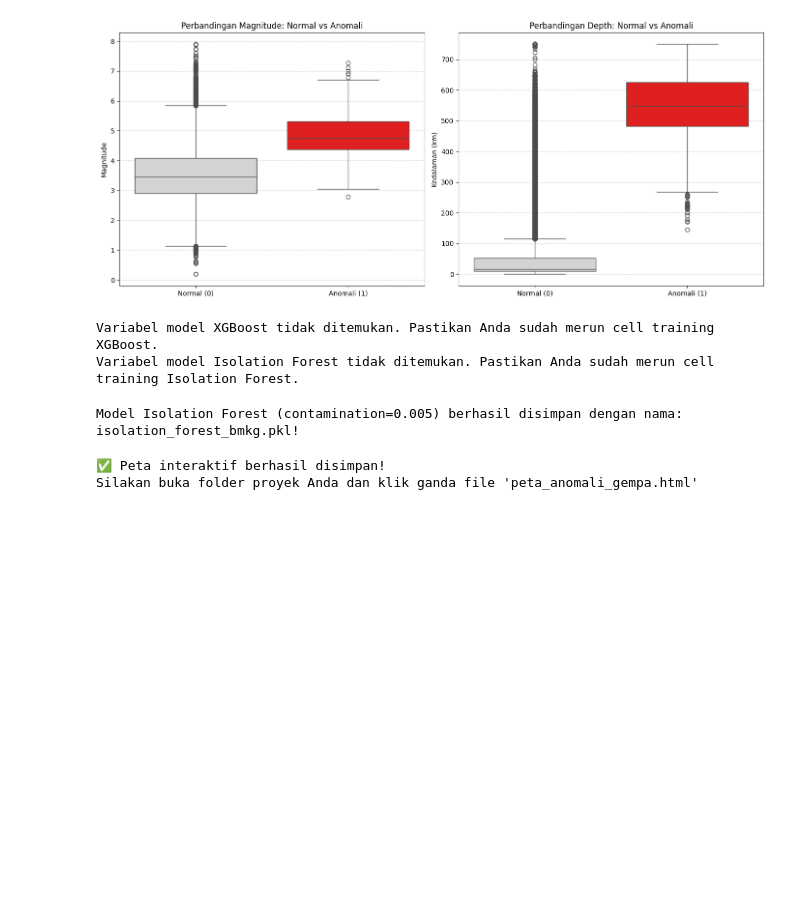
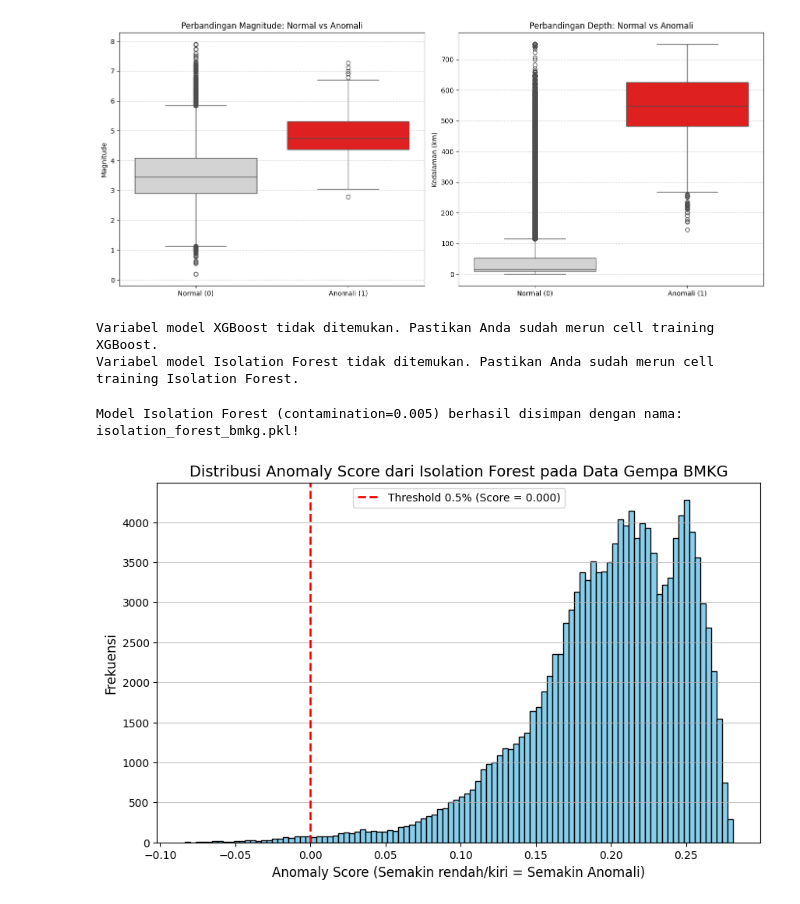
Before and after one commit to FuadNugraha25/Machine-Learning-TA, a Jupyter notebook: Anomaly Detection BMKG/isolation_forest.ipynb, the cells around one changed output. Drawn from its saved outputs; the diff is of its cells as text; code cells hidden in the pictures; blank space fills up the shorter version.

```diff
--- a/Anomaly Detection BMKG/isolation_forest.ipynb
+++ b/Anomaly Detection BMKG/isolation_forest.ipynb
@@ -24,7 +24,7 @@ Libraries imported successfully!
 Data understanding || Data collection / Data loading
 # %%
 # Path relatif dari folder "Anomaly Detection BMKG" ke folder "data"
-file_path = '../data/bmkg/gabungan_2008_2026.csv'
+file_path = '../data/bmkg/gabungan_2008_2025.csv'
 
 # Load data
 df = pd.read_csv(file_path)
@@ -512,27 +512,50 @@ print(f"Model Isolation Forest (contamination=0.005) berhasil disimpan dengan na
 # %% [output]
 Model Isolation Forest (contamination=0.005) berhasil disimpan dengan nama: isolation_forest_bmkg.pkl!
 # %%
-import folium
+# import folium
 
-# 1. Membuat Peta Dasar (Base Map)
-peta_anomali = folium.Map(location=[-0.7893, 113.9213], zoom_start=5, tiles='OpenStreetMap')
+# # 1. Membuat Peta Dasar (Base Map)
+# peta_anomali = folium.Map(location=[-0.7893, 113.9213], zoom_start=5, tiles='OpenStreetMap')
 
-# 2. Memasukkan titik-titik ANOMALI ke dalam peta
-for idx, row in anomaly_data.iterrows():
-    folium.CircleMarker(
-        location=[row['latitude'], row['longitude']],
-        radius=2,
-        color='red',
-        fill=True,
-        fill_color='red',
-        fill_opacity=0.7,
-        tooltip=f"Wilayah: {row['wilayah']}<br>Mag: {row['mag']}<br>Depth: {row['depth']} km"
-    ).add_to(peta_anomali)
+# # 2. Memasukkan titik-titik ANOMALI ke dalam peta
+# for idx, row in anomaly_data.iterrows():
+#     folium.CircleMarker(
+#         location=[row['latitude'], row['longitude']],
+#         radius=2,
+#         color='red',
+#         fill=True,
+#         fill_color='red',
+#         fill_opacity=0.7,
+#         tooltip=f"Wilayah: {row['wilayah']}<br>Mag: {row['mag']}<br>Depth: {row['depth']} km"
+#     ).add_to(peta_anomali)
 
-# 3. MENYIMPAN PETA KE DALAM FILE HTML (Tidak ditampilkan di dalam VS Code)
-peta_anomali.save('peta_anomali_gempa.html')
-print("✅ Peta interaktif berhasil disimpan!")
-print("Silakan buka folder proyek Anda dan klik ganda file 'peta_anomali_gempa.html'")
+# # 3. MENYIMPAN PETA KE DALAM FILE HTML (Tidak ditampilkan di dalam VS Code)
+# peta_anomali.save('peta_anomali_gempa.html')
+# print("✅ Peta interaktif berhasil disimpan!")
+# print("Silakan buka folder proyek Anda dan klik ganda file 'peta_anomali_gempa.html'")
-# %% [output]
-✅ Peta interaktif berhasil disimpan!
-Silakan buka folder proyek Anda dan klik ganda file 'peta_anomali_gempa.html'
+# %%
+import matplotlib.pyplot as plt
+
+# Asumsi model Anda bernama 'model' atau 'iso_forest'
+# Dapatkan anomaly score dari model. (Semakin negatif/kecil nilainya, semakin anomali di scikit-learn)
+scores = df['anomaly_score']
+
+plt.figure(figsize=(10, 6))
+# Plot histogram dengan bins yang rapat
+plt.hist(scores, bins=100, color='skyblue', edgecolor='black')
+
+# Hitung nilai threshold berdasarkan persentil 0.5% (0.005)
+threshold = scores.quantile(0.005)
+
+# Gambar garis batas threshold
+plt.axvline(threshold, color='red', linestyle='dashed', linewidth=2,
+            label=f'Threshold 0.5% (Score = {threshold:.3f})')
+
+plt.title('Distribusi Anomaly Score dari Isolation Forest pada Data Gempa BMKG', fontsize=14)
+plt.xlabel('Anomaly Score (Semakin rendah/kiri = Semakin Anomali)', fontsize=12)
+plt.ylabel('Frekuensi', fontsize=12)
+plt.legend()
+plt.grid(axis='y', alpha=0.7)
+plt.show()
+# %% [output]
+[figure, added]
```
Also changed, not shown: parts of 1 cell of this notebook, 10 other files.
